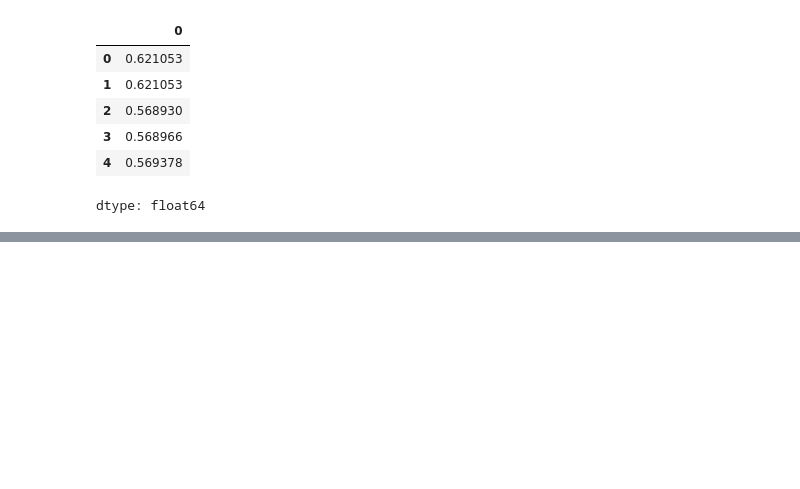
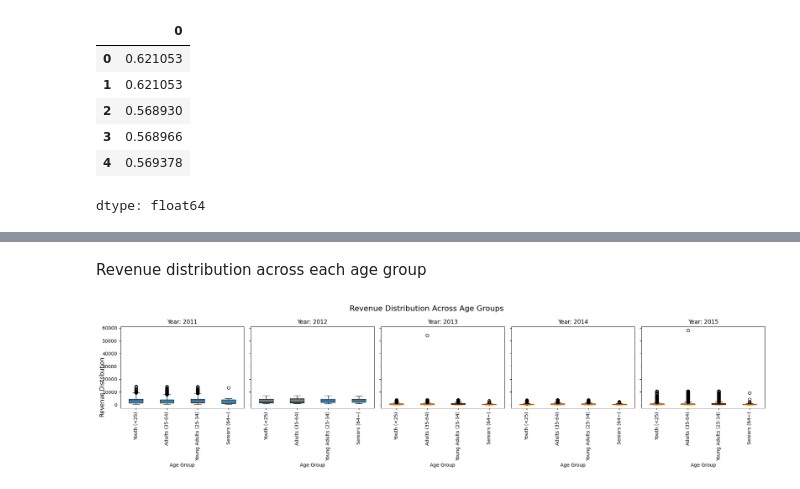
Before and after one commit to shivanswamynathan/EDA_Sales_data, a Jupyter notebook: DS_PROJECT.ipynb, the cells around one changed output, grey strips where cells are left out. Saved outputs shown, nothing was run; the diff lists cells and outputs as text; code cells hidden in the pictures; blank space fills up the shorter version.

```diff
--- a/DS_PROJECT.ipynb
+++ b/DS_PROJECT.ipynb
@@ -323,0 +324,27 @@ plt.show()
+# %% [markdown]
+Revenue distribution across each age group
+# %%
+years = sorted(df['Year'].unique())[:5]  # Get the first 5 years
+age_groups = df['Age_Group'].unique()
+
+# Create subplots
+fig, axes = plt.subplots(nrows=1, ncols=5, figsize=(20, 5), sharey=True)
+
+for i, year in enumerate(years):
+    # Filter data for the year
+    year_data = df[df['Year'] == year]
+
+    # Create a boxplot for the age groups
+    axes[i].boxplot([year_data[year_data['Age_Group'] == age]['Revenue'] for age in age_groups],
+                    labels=age_groups, patch_artist=True)
+    axes[i].set_title(f"Year: {year}")
+    axes[i].set_xlabel("Age Group")
+    axes[i].tick_params(axis='x', rotation=90)
+
+# Set a common y-axis label
+fig.supylabel("Revenue Distribution")
+fig.suptitle("Revenue Distribution Across Age Groups ", fontsize=16)
+plt.tight_layout()
+plt.show()
+# %% [output]
+[figure, added]
```
Also changed, not shown: parts of 1 cell of this notebook.
